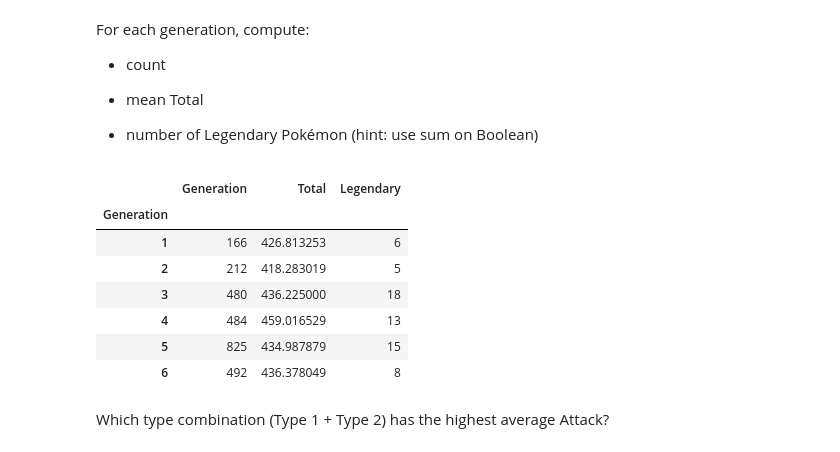
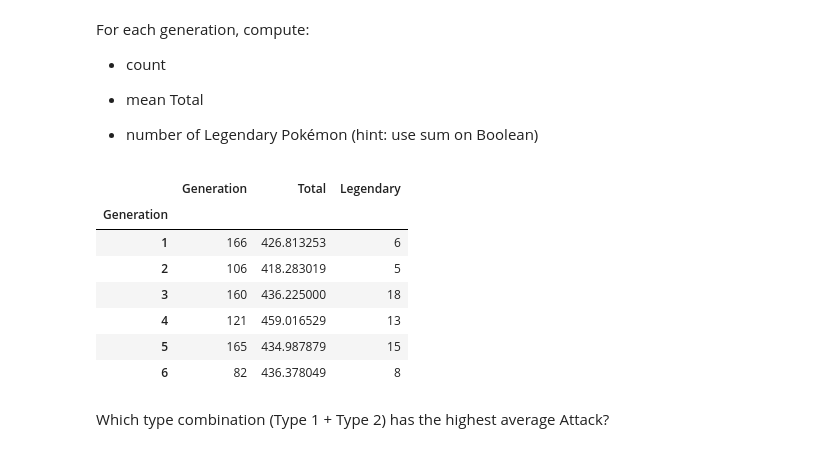
Before and after one commit to kcat28/CCDATS1L_EXERCISES_COM221ML, a Jupyter notebook: Exercise3.ipynb, the cells around one changed output. Drawn from its saved outputs; the diff is of its cells as text; code cells hidden in the pictures.

```diff
--- a/Exercise3.ipynb
+++ b/Exercise3.ipynb
@@ -490,17 +489,17 @@ For each generation, compute:
 - number of Legendary Pokémon (hint: use sum on Boolean)
 # %%
 # put your answer here
-stats_per_generation = df.groupby('Generation').agg({'Generation': 'sum', 'Total': 'mean', 'Legendary': 'sum'})
+stats_per_generation = df.groupby('Generation').agg({'Generation': 'count', 'Total': 'mean', 'Legendary': 'sum'})
 stats_per_generation
 # %% [output]
 |  | Generation | Total | Legendary |
 | Generation |  |  |  |
 | 1 | 166 | 426.813253 | 6 |
-| 2 | 212 | 418.283019 | 5 |
-| 3 | 480 | 436.225000 | 18 |
-| 4 | 484 | 459.016529 | 13 |
-| 5 | 825 | 434.987879 | 15 |
-| 6 | 492 | 436.378049 | 8 |
+| 2 | 106 | 418.283019 | 5 |
+| 3 | 160 | 436.225000 | 18 |
+| 4 | 121 | 459.016529 | 13 |
+| 5 | 165 | 434.987879 | 15 |
+| 6 | 82 | 436.378049 | 8 |
 # %% [markdown]
 Which type combination (Type 1 + Type 2) has the highest average Attack?
 # %%
```
Also changed, not shown: parts of 1 cell of this notebook.
